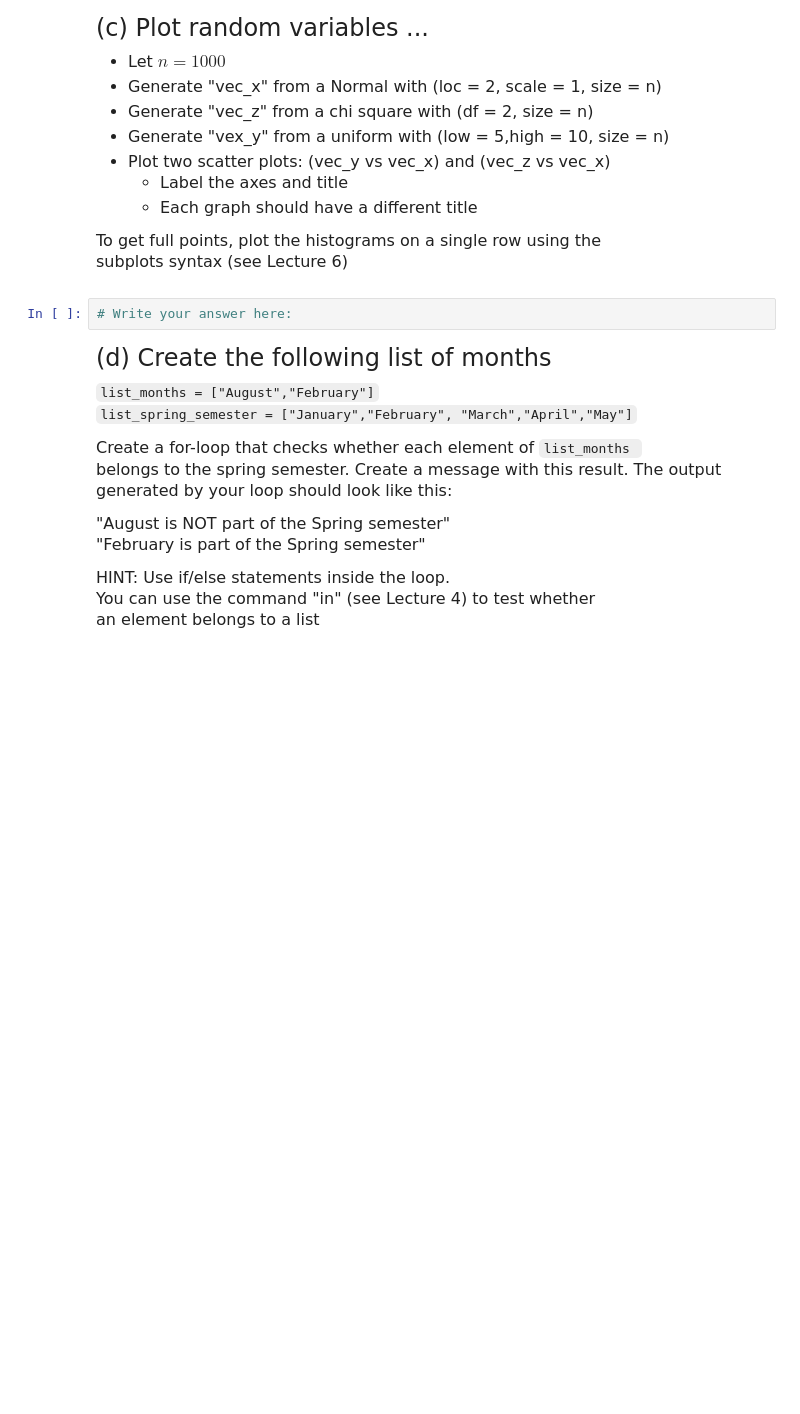
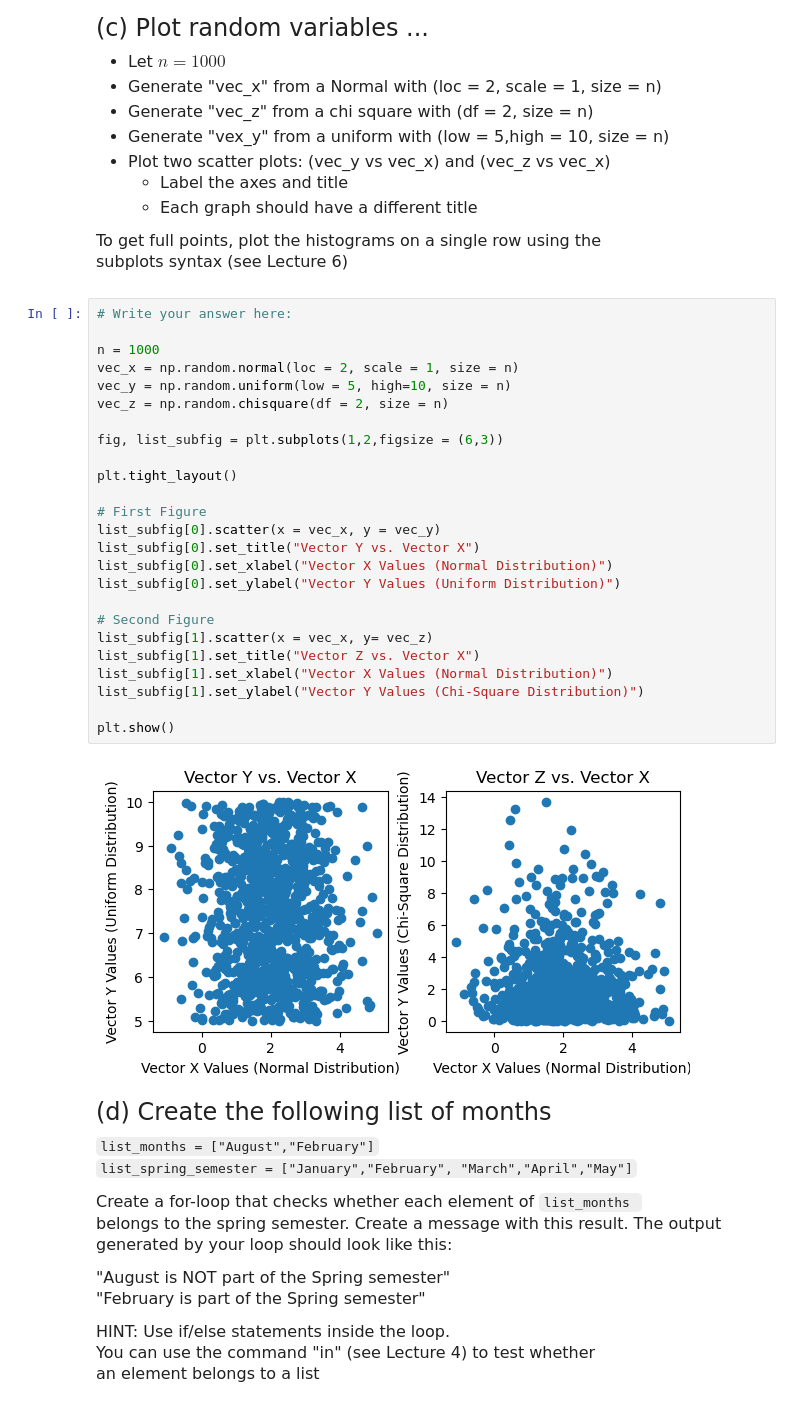
Before and after one commit to alejandrosanchezbecerra/qtm151spring2024, a Jupyter notebook: Quiz1/Quiz 1.ipynb, the cells around one changed output. Drawn from its saved outputs; the diff is of its cells as text; blank space fills up the shorter version.

```diff
--- a/Quiz1/Quiz 1.ipynb
+++ b/Quiz1/Quiz 1.ipynb
@@ -87,8 +124,33 @@ of a list (see Lecture 4)
 
 To get full points, plot the histograms on a single row using the <br>
 subplots syntax (see Lecture 6)
-# %%
-# Write your answer here:
+# %%
+# Write your answer here:
+
+n = 1000
+vec_x = np.random.normal(loc = 2, scale = 1, size = n)
+vec_y = np.random.uniform(low = 5, high=10, size = n)
+vec_z = np.random.chisquare(df = 2, size = n)
+
+fig, list_subfig = plt.subplots(1,2,figsize = (6,3))
+
+plt.tight_layout()
+
+# First Figure
+list_subfig[0].scatter(x = vec_x, y = vec_y)
+list_subfig[0].set_title("Vector Y vs. Vector X")
+list_subfig[0].set_xlabel("Vector X Values (Normal Distribution)")
+list_subfig[0].set_ylabel("Vector Y Values (Uniform Distribution)")
+
+# Second Figure
+list_subfig[1].scatter(x = vec_x, y= vec_z)
+list_subfig[1].set_title("Vector Z vs. Vector X")
+list_subfig[1].set_xlabel("Vector X Values (Normal Distribution)")
+list_subfig[1].set_ylabel("Vector Y Values (Chi-Square Distribution)")
+
+plt.show()
+# %% [output]
+[figure, added]
 # %% [markdown]
 <font size = "5">
 
```
Also changed, not shown: parts of 14 cells of this notebook.
